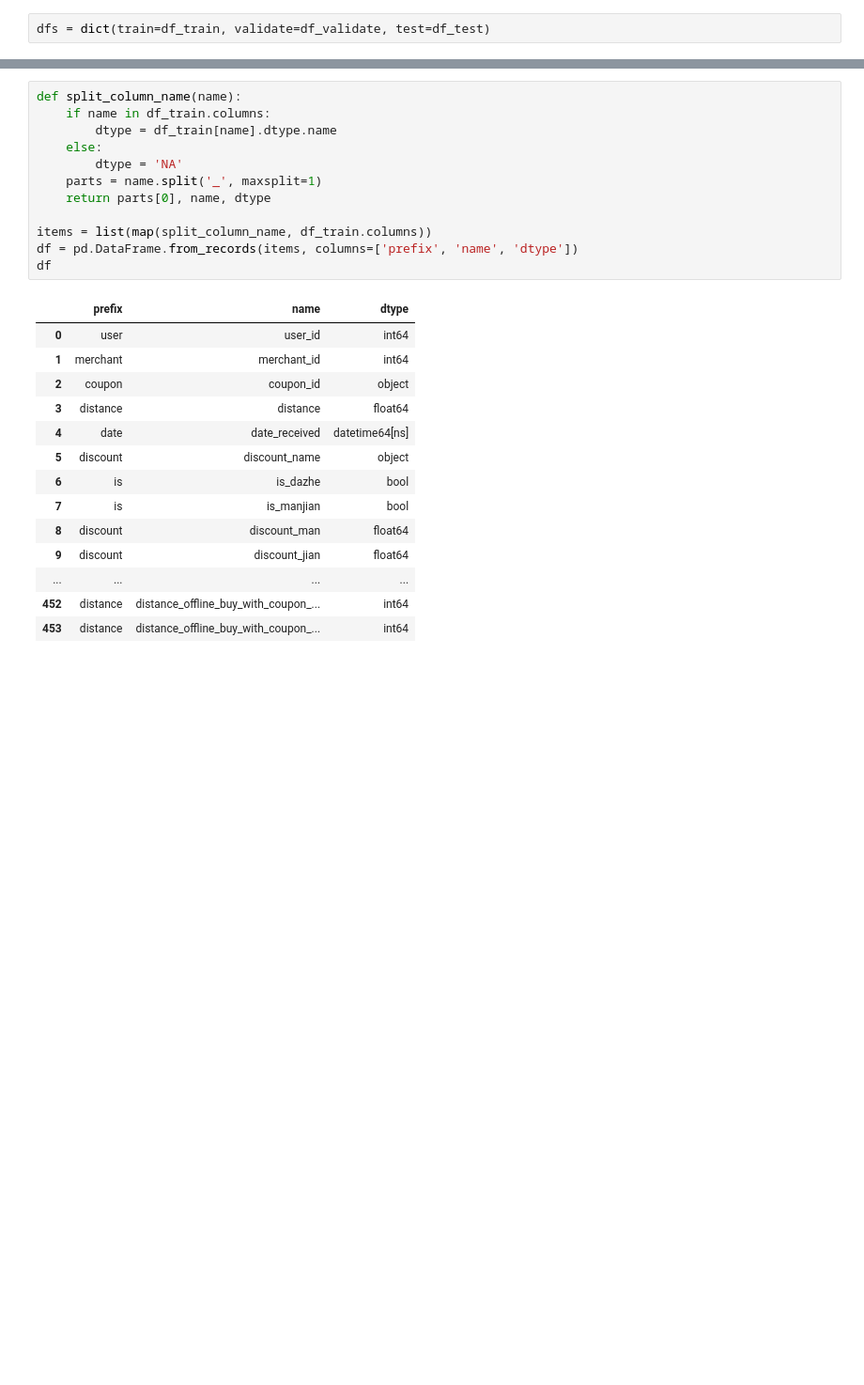
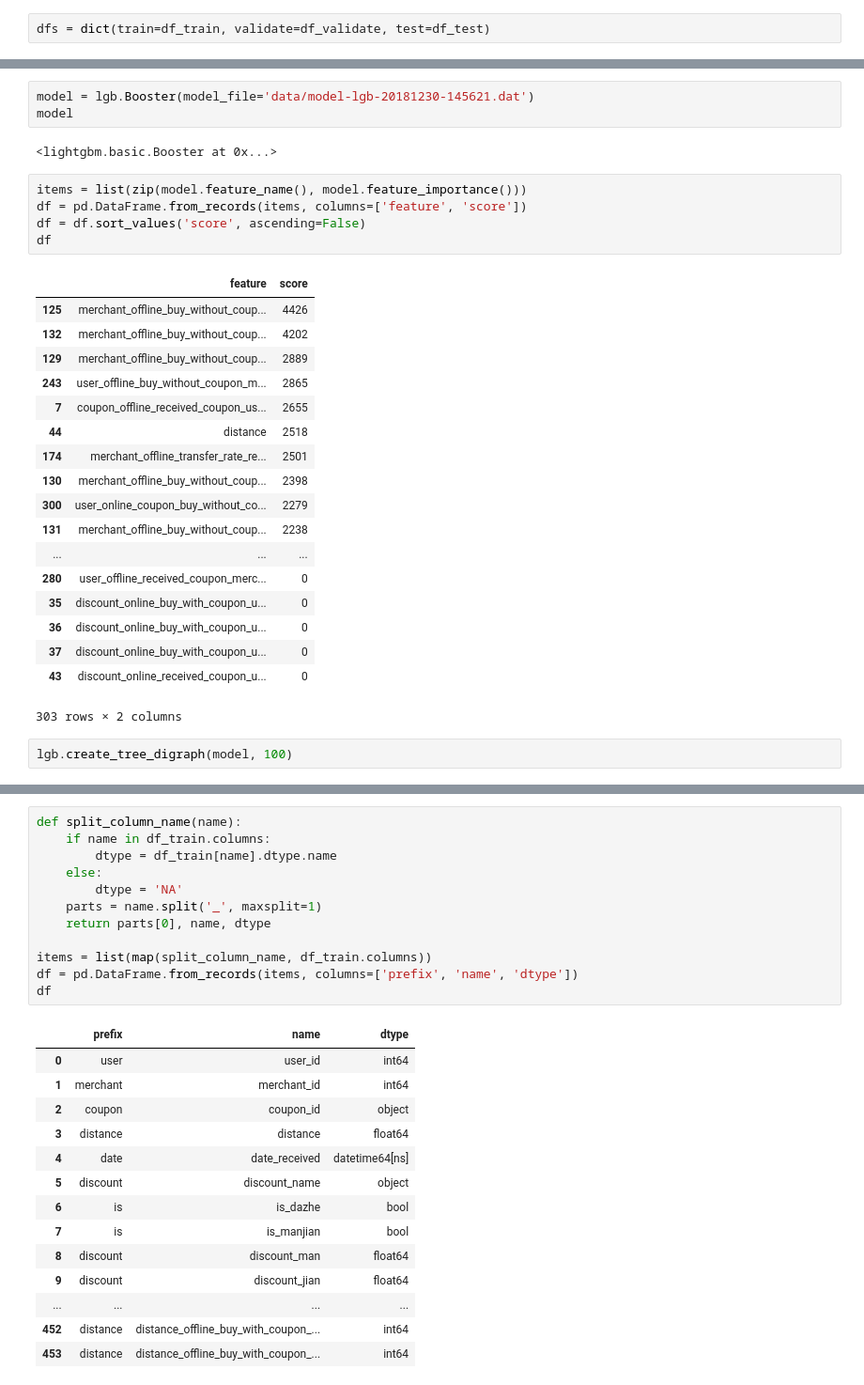
Before and after one commit to guyskk/tianchi-o2o-coupon-usage-predict, a Jupyter notebook: analysis.ipynb, the cells around one changed output, grey strips where cells are left out. Shown at 94% size. Cells and saved outputs as stored; diff of their text form; blank space fills up the shorter version.

```diff
--- a/analysis.ipynb
+++ b/analysis.ipynb
@@ -76,0 +66,31 @@ test 113640 rows
+# %%
+model = lgb.Booster(model_file='data/model-lgb-20181230-145621.dat')
+model
+# %% [output]
+<lightgbm.basic.Booster at 0x...>
+# %%
+items = list(zip(model.feature_name(), model.feature_importance()))
+df = pd.DataFrame.from_records(items, columns=['feature', 'score'])
+df = df.sort_values('score', ascending=False)
+df
+# %% [output]
+|  | feature | score |
+| 125 | merchant_offline_buy_without_coup... | 4426 |
+| 132 | merchant_offline_buy_without_coup... | 4202 |
+| 129 | merchant_offline_buy_without_coup... | 2889 |
+| 243 | user_offline_buy_without_coupon_m... | 2865 |
+| 7 | coupon_offline_received_coupon_us... | 2655 |
+| 44 | distance | 2518 |
+| 174 | merchant_offline_transfer_rate_re... | 2501 |
+| 130 | merchant_offline_buy_without_coup... | 2398 |
+| 300 | user_online_coupon_buy_without_co... | 2279 |
+| 131 | merchant_offline_buy_without_coup... | 2238 |
+| ... | ... | ... |
+| 280 | user_offline_received_coupon_merc... | 0 |
+| 35 | discount_online_buy_with_coupon_u... | 0 |
+| 36 | discount_online_buy_with_coupon_u... | 0 |
+| 37 | discount_online_buy_with_coupon_u... | 0 |
+| 43 | discount_online_received_coupon_u... | 0 |
+303 rows × 2 columns
+# %%
+lgb.create_tree_digraph(model, 100)
```
Also changed, not shown: parts of 7 cells of this notebook, 4 other files.
